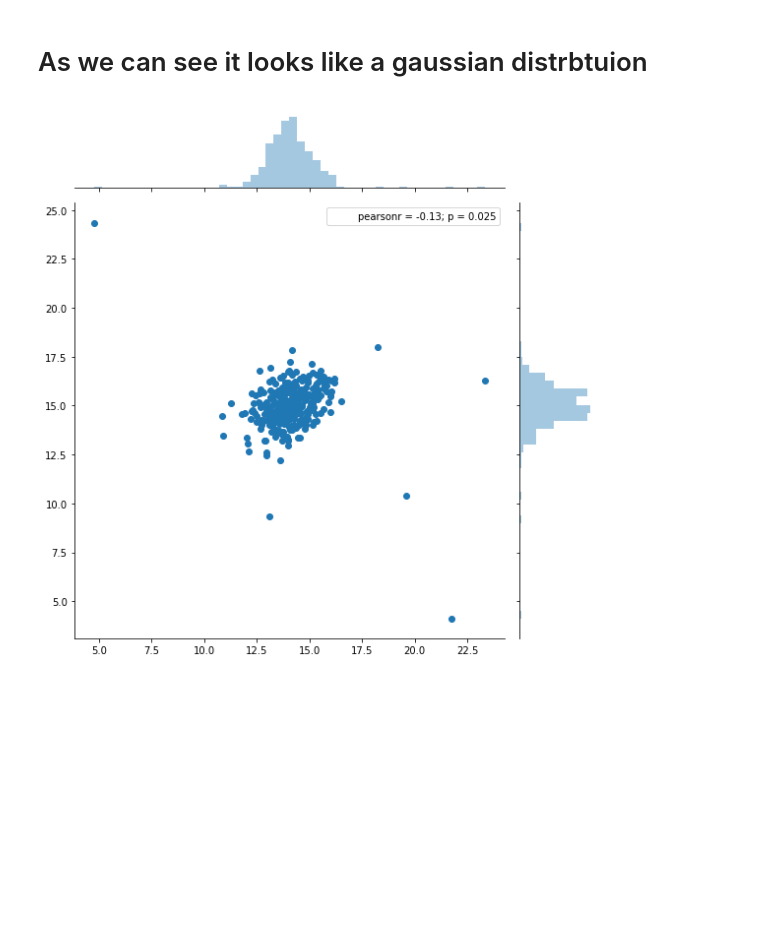
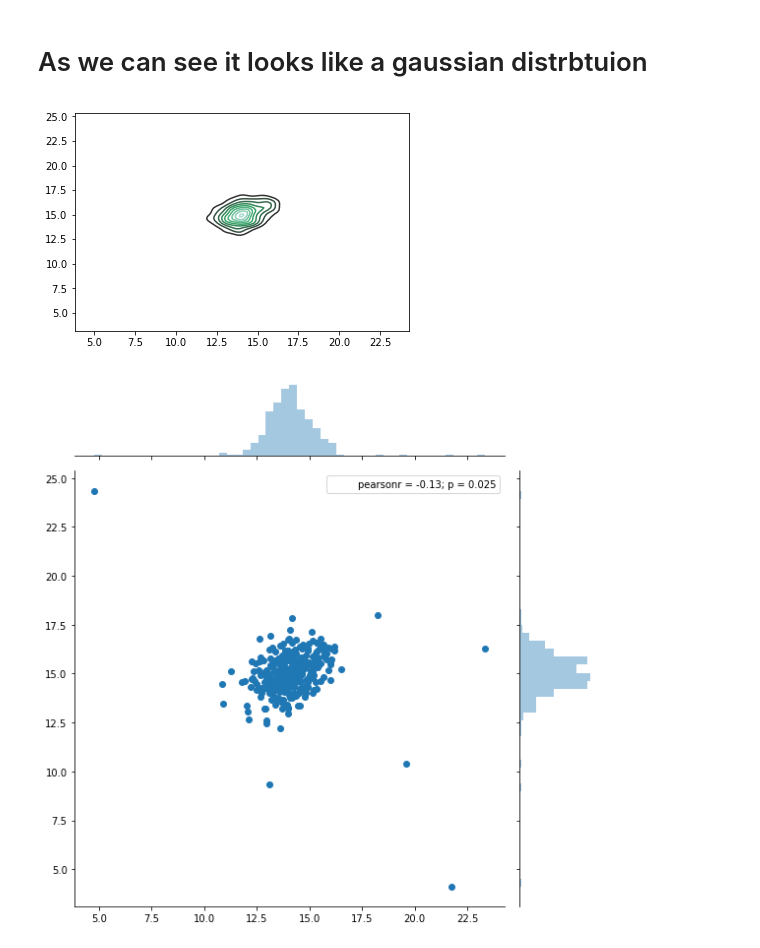
Before and after one commit to rajarshikhare/machine-learning-from-scratch, a Jupyter notebook: Enomaly_detection.ipynb, the cells around one changed output. Saved outputs shown, nothing was run; the diff lists cells and outputs as text; code cells hidden in the pictures; blank space fills up the shorter version.

```diff
--- a/Enomaly_detection.ipynb
+++ b/Enomaly_detection.ipynb
@@ -13,4 +14,8 @@ Xval = data['Xval']
 Yval = data['yval']
 # %% [markdown]
 # As we can see it looks like a gaussian distrbtuion
+# %%
+k = sns.kdeplot(X[:,0], X[:,1])
+# %% [output]
+[figure, added]
 # %%
```
Also changed, not shown: parts of 12 cells of this notebook.
